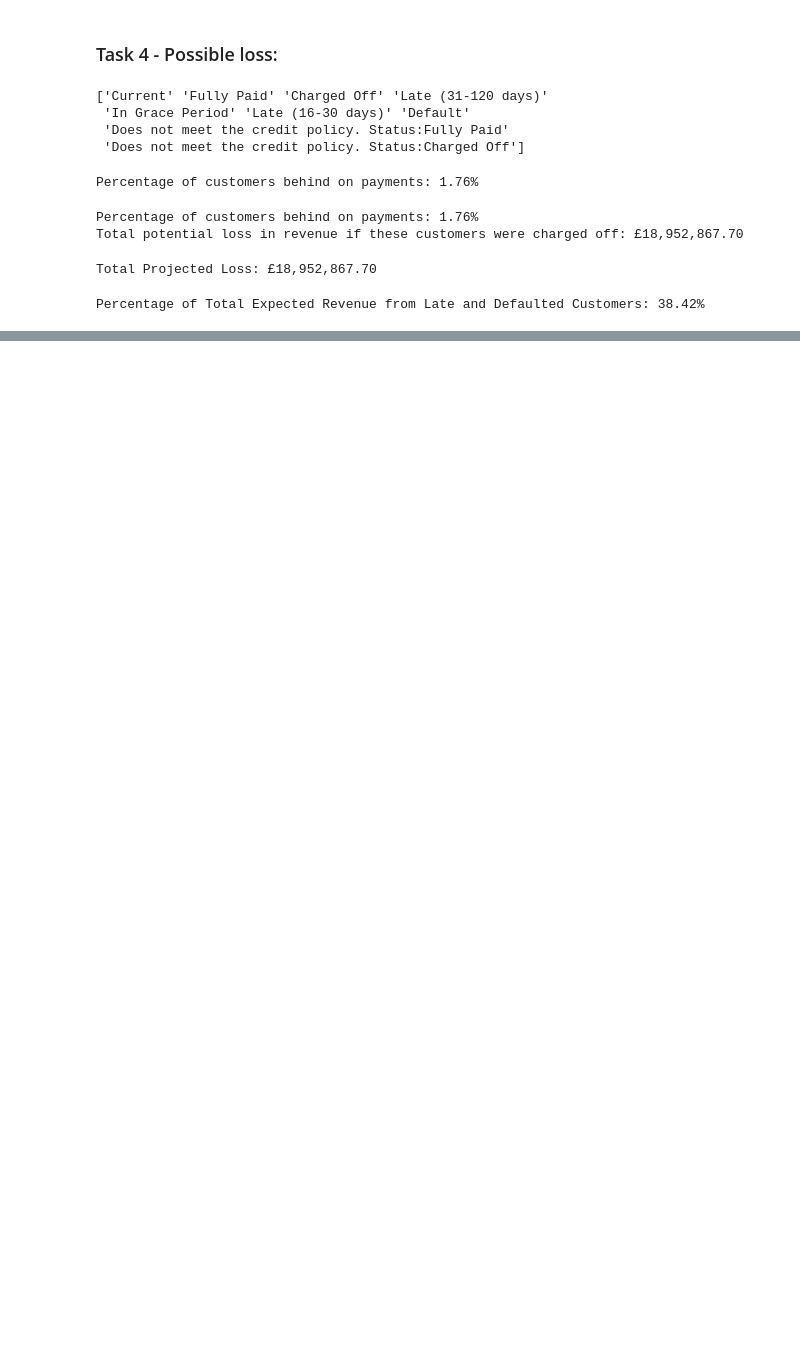
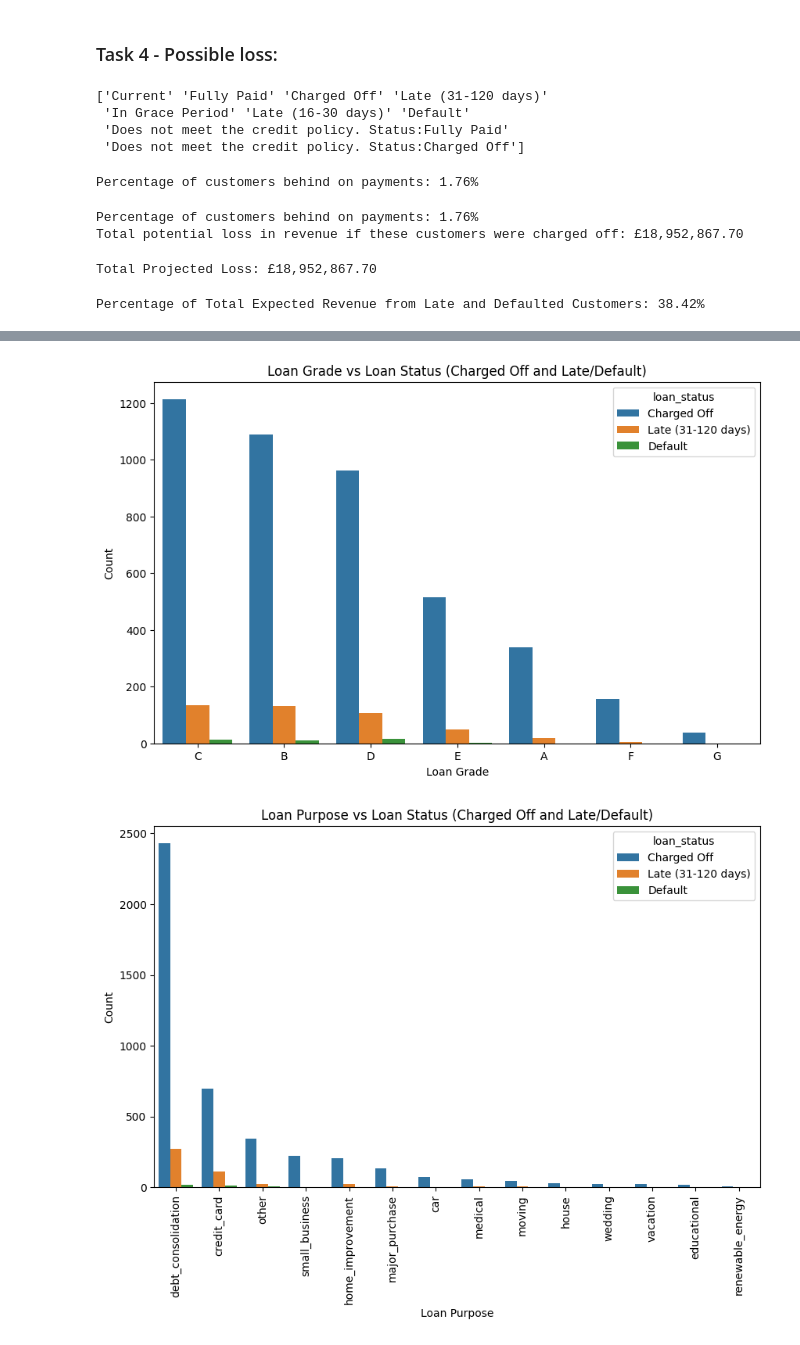
Before and after one commit to Tori2305/Customer_loans_in_finance, a Jupyter notebook: milestone_4.ipynb, the cells around one changed output, grey strips where cells are left out. Saved outputs shown, nothing was run; the diff lists cells and outputs as text; code cells hidden in the pictures; blank space fills up the shorter version.

```diff
--- a/milestone_4.ipynb
+++ b/milestone_4.ipynb
@@ -268,0 +289,56 @@ Percentage of Total Expected Revenue from Late and Defaulted Customers: 38.42%
+# %%
+# Create a subset of these users:
+
+# Filter the customers that are either Charged Off / Late (31-120 days) or Default
+charged_off_customers = data[data['loan_status'] == 'Charged Off']
+late_default_customers = data[
+    (data['loan_status'] == 'Late (31-120 days)') |
+    (data['loan_status'] == 'Default')
+]
+
+# Combine the two groups for analysis
+at_risk_customers = pd.concat([charged_off_customers, late_default_customers])
+# %%
+import seaborn as sns
+import matplotlib.pyplot as plt
+
+grade_order = at_risk_customers.groupby('grade')['loan_status'].apply(lambda x: (x == 'Charged Off').sum()).sort_values(ascending=False).index
+purpose_order = at_risk_customers.groupby('purpose')['loan_status'].apply(lambda x: (x == 'Charged Off').sum()).sort_values(ascending=False).index
+home_ownership_order = at_risk_customers.groupby('home_ownership')['loan_status'].apply(lambda x: (x == 'Charged Off').sum()).sort_values(ascending=False).index
+emp_order = at_risk_customers.groupby('employment_length')['loan_status'].apply(lambda x: (x == 'Charged Off').sum()).sort_values(ascending=False).index
+
+# Visualizing loan grade distribution for at-risk customers
+plt.figure(figsize=(10, 6))
+sns.countplot(data=at_risk_customers, x='grade', hue='loan_status', order = grade_order)
+plt.title('Loan Grade vs Loan Status (Charged Off and Late/Default)')
+plt.xlabel('Loan Grade')
+plt.ylabel('Count')
+plt.show()
+
+# Visualizing loan purpose distribution for at-risk customers
+plt.figure(figsize=(10, 6))
+sns.countplot(data=at_risk_customers, x='purpose', hue='loan_status', order=purpose_order)
+plt.title('Loan Purpose vs Loan Status (Charged Off and Late/Default)')
+plt.xlabel('Loan Purpose')
+plt.ylabel('Count')
+plt.xticks(rotation=90)
+plt.show()
+
+# Visualizing home ownership vs loan status
+plt.figure(figsize=(10, 6))
+sns.countplot(data=at_risk_customers, x='home_ownership', hue='loan_status', order=home_ownership_order)
+plt.title('Home Ownership vs Loan Status (Charged Off and Late/Default)')
+plt.xlabel('Home Ownership')
+plt.ylabel('Count')
+plt.show()
+
+# Visualizing home ownership vs loan status
+plt.figure(figsize=(10, 6))
+sns.countplot(data=at_risk_customers, x='employment_length', hue='loan_status', order=emp_order )
+plt.title('Employment Length vs Loan Status (Charged Off and Late/Default)')
+plt.xlabel('Employment Length')
+plt.ylabel('Count')
+plt.show()
+# %% [output]
+[figure, added]
+[figure, added]
```
Also changed, not shown: parts of 4 cells of this notebook.
